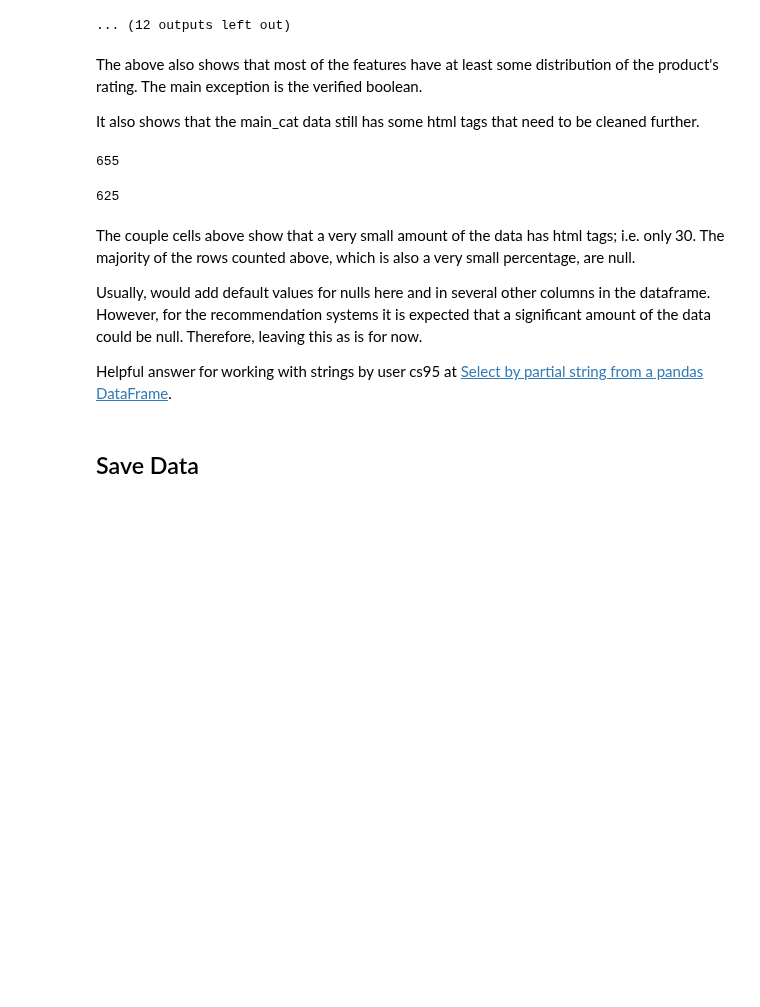
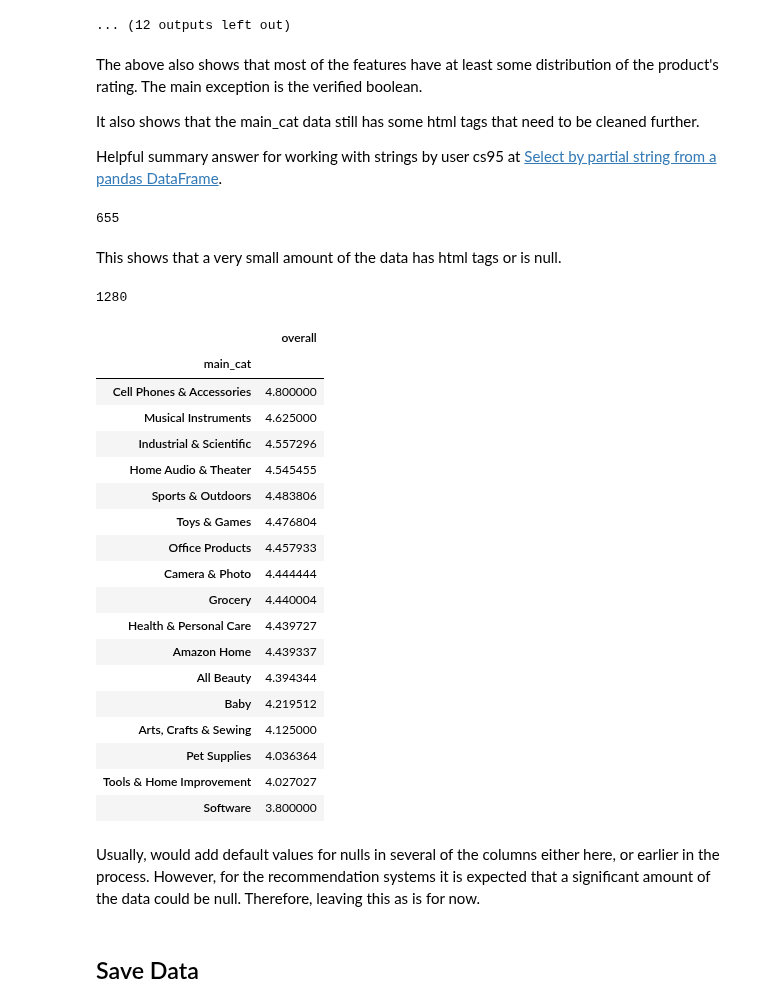
Before and after one commit to JasonCaldwellMBA/Grocery_Recommender, a Jupyter notebook: Notebooks/Exploratory_Data_Analysis.ipynb, the cells around one changed output. Drawn from its saved outputs; the diff is of its cells as text; code cells hidden in the pictures; blank space fills up the shorter version.

Commit message:
Clean html tags in main_cat

```diff
--- a/Notebooks/Exploratory_Data_Analysis.ipynb
+++ b/Notebooks/Exploratory_Data_Analysis.ipynb
@@ -231,24 +231,47 @@ The above also shows that most of the features have at least some distribution o
 The main exception is the verified boolean.
 
 It also shows that the main_cat data still has some html tags that need to be cleaned further.
+
+Helpful summary answer for working with strings by user cs95 at [Select by partial string from a pandas DataFrame](https://stackoverflow.com/questions/11350770/select-by-partial-string-from-a-pandas-dataframe).
 # %%
 df_issue = df[df['main_cat'].str.contains(r'\bimg\b', na=False)]
 len(df_issue)
 # %% [output]
 655
-# %%
-df.main_cat.isnull().sum()
-# %% [output]
-625
+# %% [markdown]
+This shows that a very small amount of the data has html tags or is null.
+# %%
+df['main_cat'] = df['main_cat'].apply(lambda x: np.nan if '<img src=' in str(x) else x)
+df.main_cat.isnull().sum()
+# %% [output]
+1280
+# %%
+df_main_cat_group = df.groupby('main_cat')[['overall']].mean()
+df_main_cat_group.sort_values('overall', ascending=False)
+# %% [output]
+|  | overall |
+| main_cat |  |
+| Cell Phones & Accessories | 4.800000 |
+| Musical Instruments | 4.625000 |
+| Industrial & Scientific | 4.557296 |
+| Home Audio & Theater | 4.545455 |
+| Sports & Outdoors | 4.483806 |
+| Toys & Games | 4.476804 |
+| Office Products | 4.457933 |
+| Camera & Photo | 4.444444 |
+| Grocery | 4.440004 |
+| Health & Personal Care | 4.439727 |
+| Amazon Home | 4.439337 |
+| All Beauty | 4.394344 |
+| Baby | 4.219512 |
+| Arts, Crafts & Sewing | 4.125000 |
+| Pet Supplies | 4.036364 |
+| Tools & Home Improvement | 4.027027 |
+| Software | 3.800000 |
 # %% [markdown]
-The couple cells above show that a very small amount of the data has html tags; i.e. only 30.
-The majority of the rows counted above, which is also a very small percentage, are null.
-
-Usually, would add default values for nulls here and in several other columns in the dataframe.
+Usually, would add default values for nulls in several of the columns either here, or earlier in the process.
 However, for the recommendation systems it is expected that a significant amount of the data could be null.
 Therefore, leaving this as is for now.
-
-Helpful answer for working with strings by user cs95 at [Select by partial string from a pandas DataFrame](https://stackoverflow.com/questions/11350770/select-by-partial-string-from-a-pandas-dataframe).
 # %% [markdown]
 ## Save Data
 # %%
```
